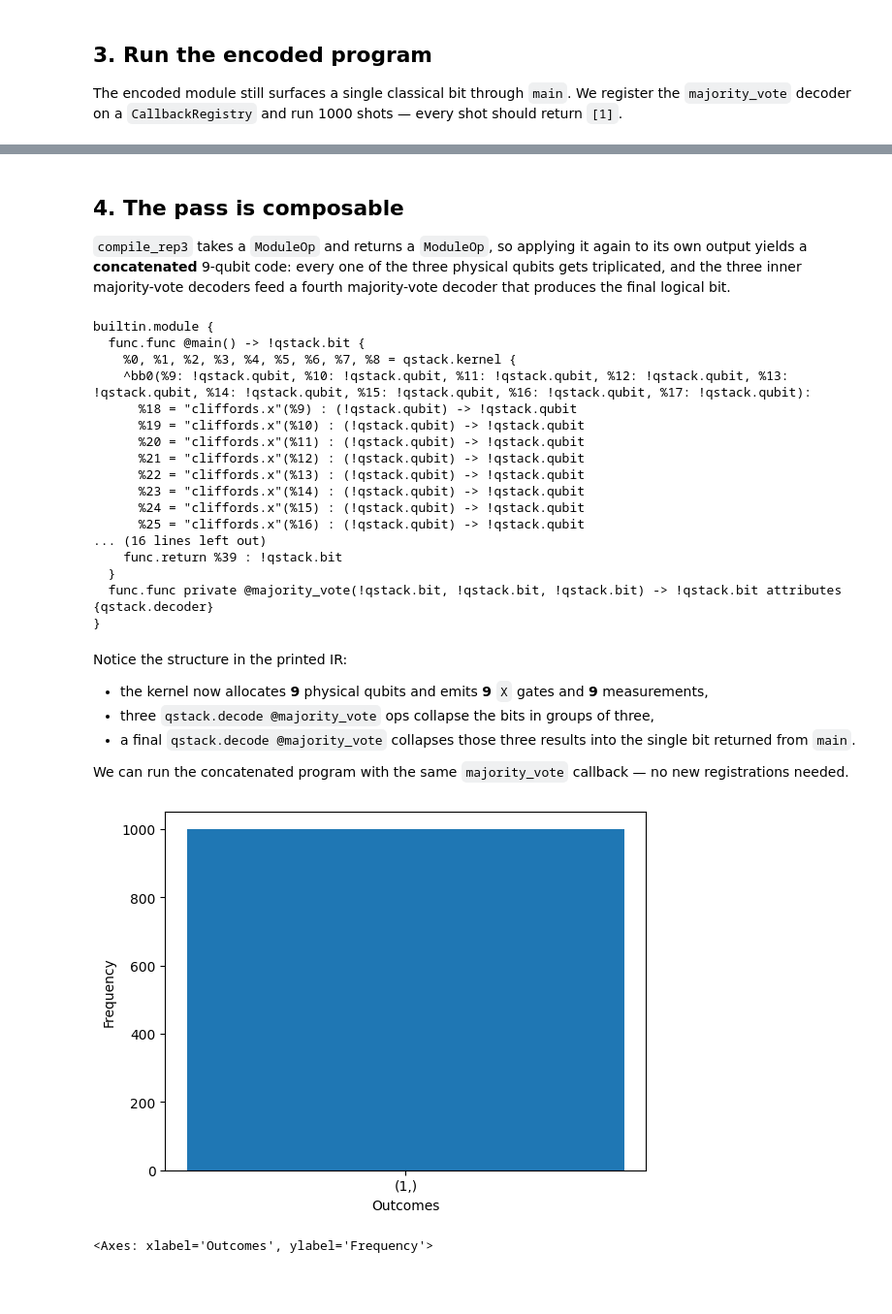
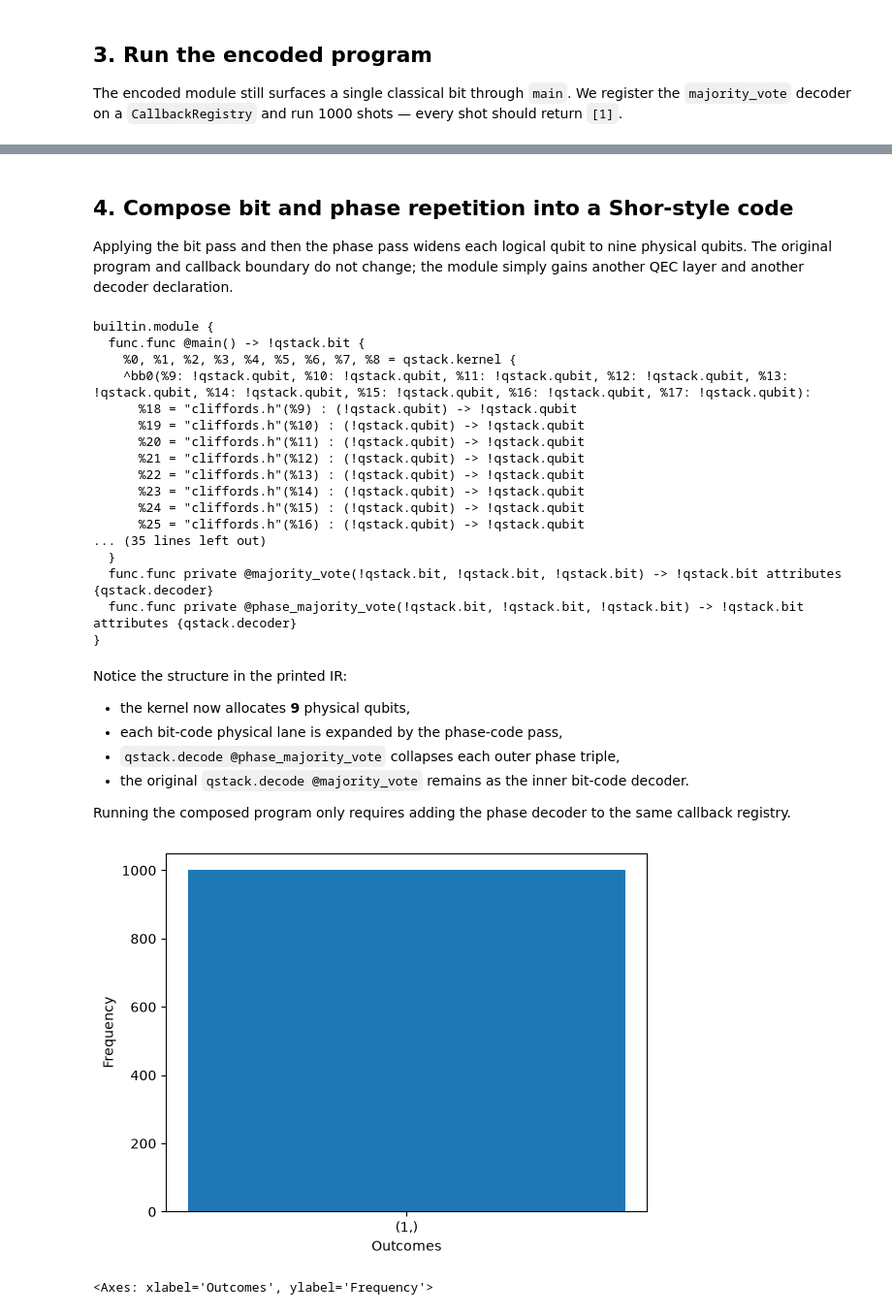
Before and after one commit to anpaz/qstack, a Jupyter notebook: examples/rep3_demo.ipynb, the cells around one changed output, grey strips where cells are left out. Shown at 97% size. Saved outputs shown, nothing was run; the diff lists cells and outputs as text; code cells hidden in the pictures; blank space fills up the shorter version.

Commit message:
rep3 phase

```diff
--- a/examples/rep3_demo.ipynb
+++ b/examples/rep3_demo.ipynb
@@ -55,9 +50,9 @@ builtin.module {
 
 Compare the printed IR to the logical version above.
 # %%
-from qstack.passes.rep3_trivial import compile_rep3, register_rep3_callbacks
+from qstack.passes.rep3_bit import compile_rep3_bit, register_rep3_bit_callbacks
 
-encoded = compile_rep3(logical)
+encoded = compile_rep3_bit(logical)
 print(encoded)
 # %% [output]
 builtin.module {
@@ -102,50 +96,46 @@ results.plot_histogram()
 <Axes: xlabel='Outcomes', ylabel='Frequency'>
 # %% [markdown]
-## 4. The pass is composable
+## 4. Compose bit and phase repetition into a Shor-style code
 
-`compile_rep3` takes a `ModuleOp` and returns a `ModuleOp`, so applying
-it again to its own output yields a **concatenated** 9-qubit code: every
-one of the three physical qubits gets triplicated, and the three
-inner majority-vote decoders feed a fourth majority-vote decoder that
-produces the final logical bit.
+Applying the bit pass and then the phase pass widens each logical qubit to nine physical qubits. The original program and callback boundary do not change; the module simply gains another QEC layer and another decoder declaration.
 # %%
-encoded2 = compile_rep3(encoded)
-print(encoded2)
+from qstack.passes.rep3_phase import compile_rep3_phase, register_rep3_phase_callbacks
+
+shor = compile_rep3_phase(encoded)
+register_rep3_phase_callbacks(reg)
+print(shor)
 # %% [output]
 builtin.module {
   func.func @main() -> !qstack.bit {
     %0, %1, %2, %3, %4, %5, %6, %7, %8 = qstack.kernel {
     ^bb0(%9: !qstack.qubit, %10: !qstack.qubit, %11: !qstack.qubit, %12: !qstack.qubit, %13: !qstack.qubit, %14: !qstack.qubit, %15: !qstack.qubit, %16: !qstack.qubit, %17: !qstack.qubit):
-      %18 = "cliffords.x"(%9) : (!qstack.qubit) -> !qstack.qubit
-      %19 = "cliffords.x"(%10) : (!qstack.qubit) -> !qstack.qubit
-      %20 = "cliffords.x"(%11) : (!qstack.qubit) -> !qstack.qubit
-      %21 = "cliffords.x"(%12) : (!qstack.qubit) -> !qstack.qubit
-      %22 = "cliffords.x"(%13) : (!qstack.qubit) -> !qstack.qubit
-      %23 = "cliffords.x"(%14) : (!qstack.qubit) -> !qstack.qubit
-      %24 = "cliffords.x"(%15) : (!qstack.qubit) -> !qstack.qubit
-      %25 = "cliffords.x"(%16) : (!qstack.qubit) -> !qstack.qubit
-... (16 lines left out)
-    func.return %39 : !qstack.bit
+      %18 = "cliffords.h"(%9) : (!qstack.qubit) -> !qstack.qubit
+      %19 = "cliffords.h"(%10) : (!qstack.qubit) -> !qstack.qubit
+      %20 = "cliffords.h"(%11) : (!qstack.qubit) -> !qstack.qubit
+      %21 = "cliffords.h"(%12) : (!qstack.qubit) -> !qstack.qubit
+      %22 = "cliffords.h"(%13) : (!qstack.qubit) -> !qstack.qubit
+      %23 = "cliffords.h"(%14) : (!qstack.qubit) -> !qstack.qubit
+      %24 = "cliffords.h"(%15) : (!qstack.qubit) -> !qstack.qubit
+      %25 = "cliffords.h"(%16) : (!qstack.qubit) -> !qstack.qubit
+... (35 lines left out)
   }
   func.func private @majority_vote(!qstack.bit, !qstack.bit, !qstack.bit) -> !qstack.bit attributes {qstack.decoder}
+  func.func private @phase_majority_vote(!qstack.bit, !qstack.bit, !qstack.bit) -> !qstack.bit attributes {qstack.decoder}
 }
 # %% [markdown]
 Notice the structure in the printed IR:
 
-- the kernel now allocates **9** physical qubits and emits **9** `X`
-  gates and **9** measurements,
-- three `qstack.decode @majority_vote` ops collapse the bits in groups
-  of three,
-- a final `qstack.decode @majority_vote` collapses those three results
-  into the single bit returned from `main`.
+- the kernel now allocates **9** physical qubits,
+- each bit-code physical lane is expanded by the phase-code pass,
+- `qstack.decode @phase_majority_vote` collapses each outer phase triple,
+- the original `qstack.decode @majority_vote` remains as the inner bit-code decoder.
 
-We can run the concatenated program with the same `majority_vote`
-callback — no new registrations needed.
+Running the composed program only requires adding the phase decoder to the same callback registry.
 # %%
-machine2 = Machine(encoded2, num_qubits=16, registry=reg)
+machine2 = Machine(shor, num_qubits=9, registry=reg)
 results2 = machine2.eval(shots=1000)
 results2.plot_histogram()
 # %% [output]
-[figure, old version]
+[figure, new version]
 <Axes: xlabel='Outcomes', ylabel='Frequency'>
 # %% [markdown]
```
Also changed, not shown: parts of 6 cells of this notebook, 6 other files.
